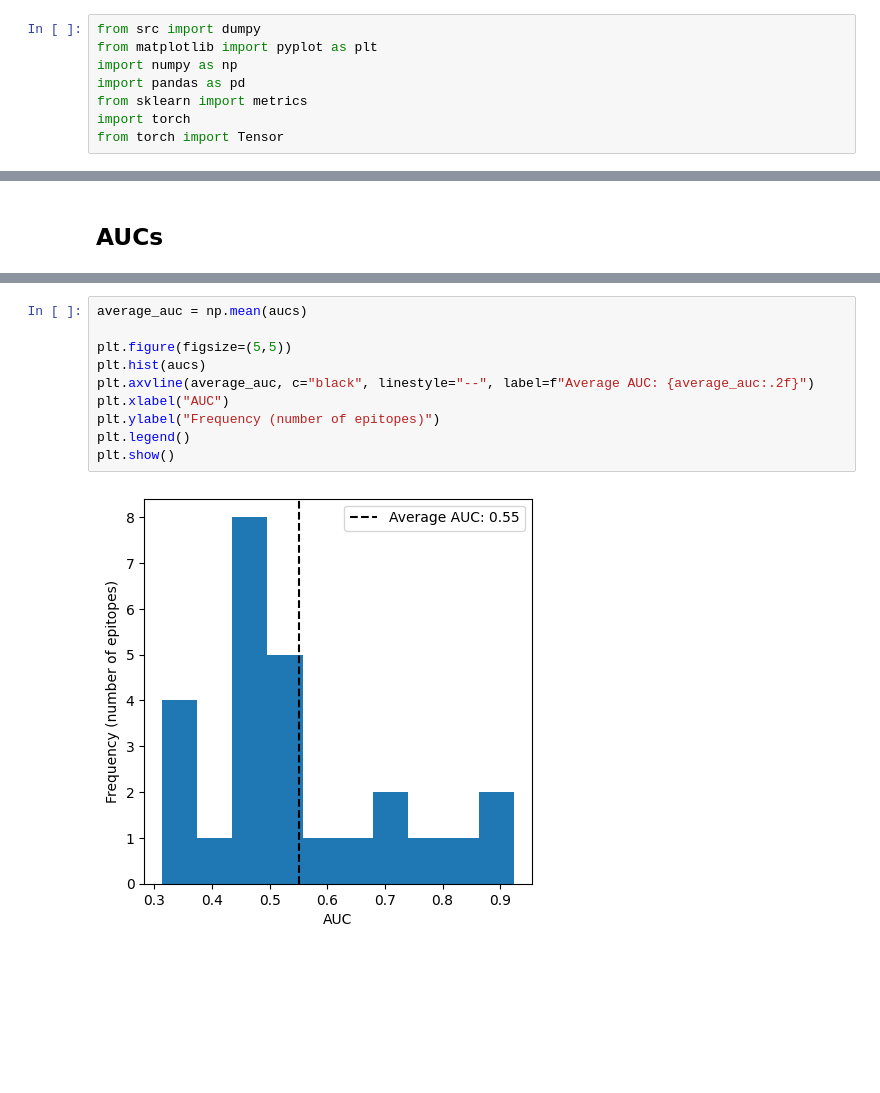
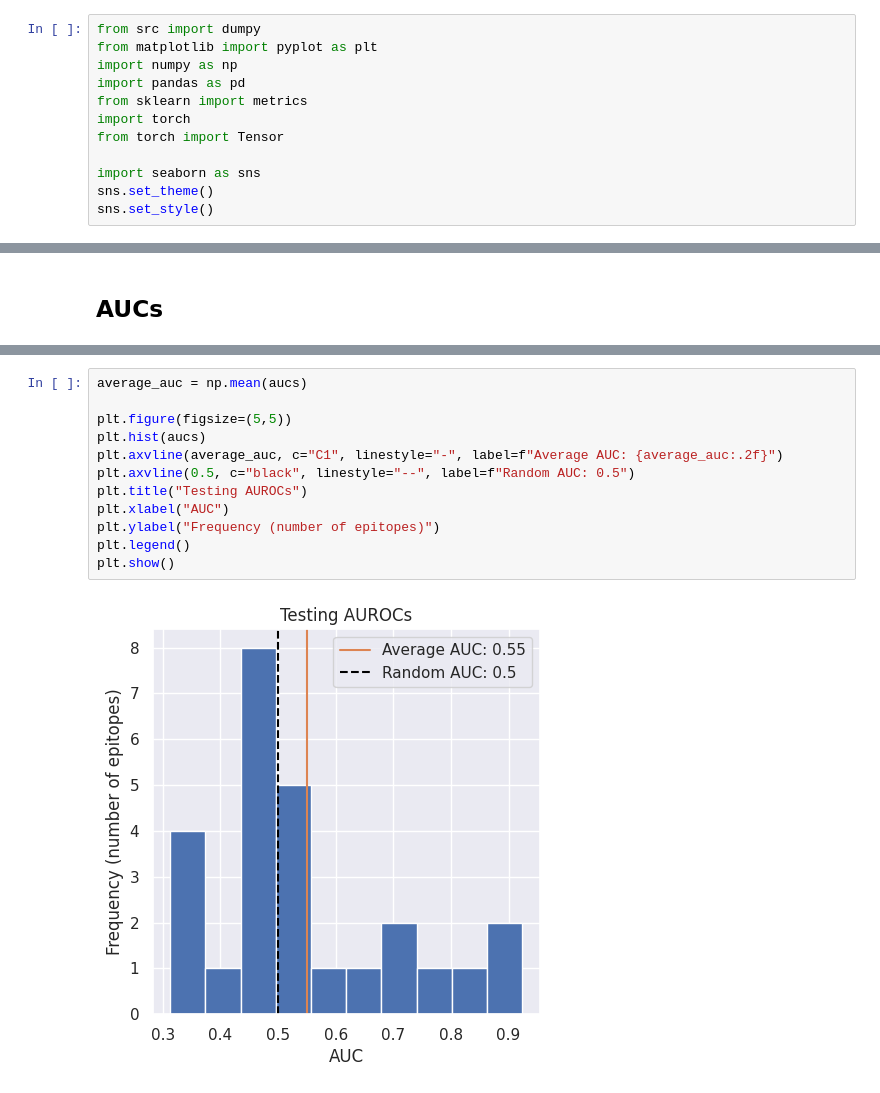
Before and after one commit to jhenderson0/cruk_datathon_team_6, a Jupyter notebook: notebooks/dumpy_test.ipynb, the cells around one changed output, grey strips where cells are left out. Cells and saved outputs as stored; diff of their text form; blank space fills up the shorter version.

Commit message:
update figures with seaborn stylesheet

```diff
--- a/notebooks/dumpy_test.ipynb
+++ b/notebooks/dumpy_test.ipynb
@@ -14,6 +14,10 @@ import pandas as pd
 from sklearn import metrics
 import torch
 from torch import Tensor
+
+import seaborn as sns
+sns.set_theme()
+sns.set_style()
 # %% [markdown]
 ## Load data
 # %%
@@ -103,12 +108,14 @@ plt.show()
 # %%
 average_auc = np.mean(aucs)
 
 plt.figure(figsize=(5,5))
 plt.hist(aucs)
-plt.axvline(average_auc, c="black", linestyle="--", label=f"Average AUC: {average_auc:.2f}")
+plt.axvline(average_auc, c="C1", linestyle="-", label=f"Average AUC: {average_auc:.2f}")
+plt.axvline(0.5, c="black", linestyle="--", label=f"Random AUC: 0.5")
+plt.title("Testing AUROCs")
 plt.xlabel("AUC")
 plt.ylabel("Frequency (number of epitopes)")
 plt.legend()
 plt.show()
 # %% [output]
-[figure, old version]
+[figure, new version]
```
Also changed, not shown: parts of 1 cell of this notebook, 3 other files.
